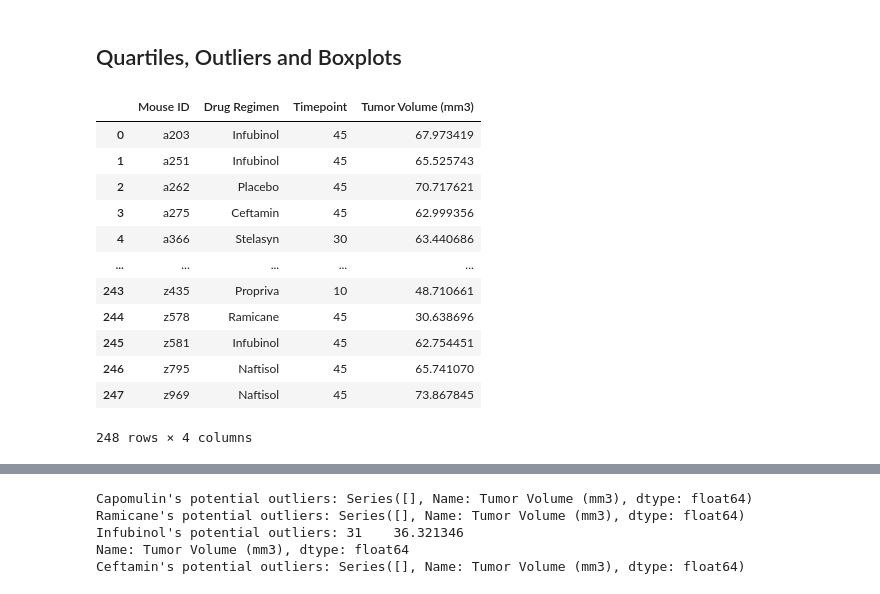
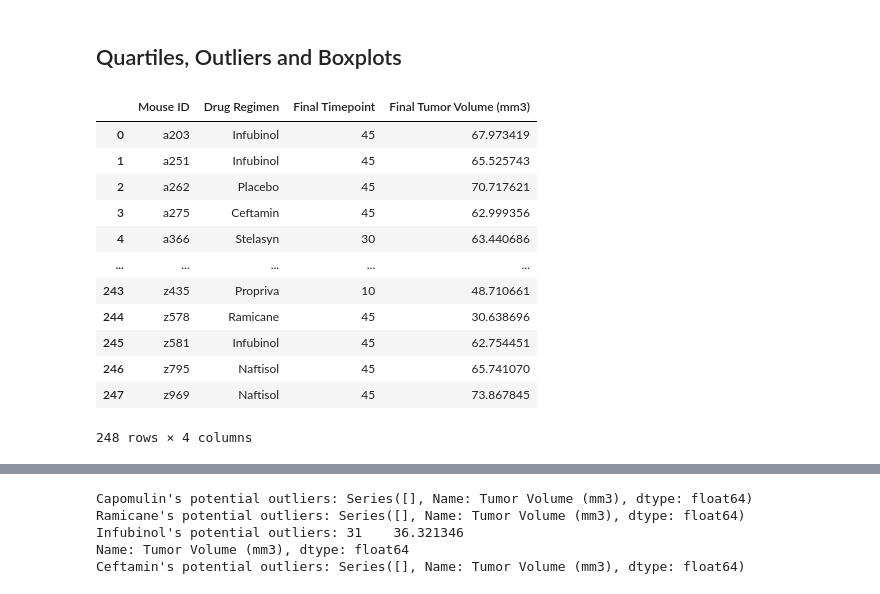
Before and after one commit to Olufemi-Olarewaju/Pymaceuticals, a Jupyter notebook: pymaceuticals_starter.ipynb, the cells around one changed output, grey strips where cells are left out. Cells and saved outputs as stored; diff of their text form; code cells hidden in the pictures.

```diff
--- a/pymaceuticals_starter.ipynb
+++ b/pymaceuticals_starter.ipynb
@@ -175,15 +175,16 @@ plt.show()
 # %%
 # Calculate the final tumor volume of each mouse across four of the treatment regimens:
 # Capomulin, Ramicane, Infubinol, and Ceftamin
 
 # Start by getting the last (greatest) timepoint for each mouse
 last_timepoint_per_mouse = clean_data_df.groupby("Mouse ID").max()["Timepoint"]
 last_timepoint_per_mouse_df = pd.DataFrame(last_timepoint_per_mouse)
 final_tumor_vol_df = pd.merge(last_timepoint_per_mouse, clean_data_df, on=("Mouse ID", "Timepoint"), how="left")
 final_tumor_vol_df = final_tumor_vol_df[["Mouse ID", "Drug Regimen", "Timepoint", "Tumor Volume (mm3)"]]
+final_tumor_vol_df = final_tumor_vol_df.rename(columns={"Timepoint": "Final Timepoint", "Tumor Volume (mm3)": "Final Tumor Volume (mm3)"})
 final_tumor_vol_df
 # %% [output]
-|  | Mouse ID | Drug Regimen | Timepoint | Tumor Volume (mm3) |
+|  | Mouse ID | Drug Regimen | Final Timepoint | Final Tumor Volume (mm3) |
 | 0 | a203 | Infubinol | 45 | 67.973419 |
 | 1 | a251 | Infubinol | 45 | 65.525743 |
 | 2 | a262 | Placebo | 45 | 70.717621 |
```
Also changed, not shown: parts of 5 cells of this notebook.
